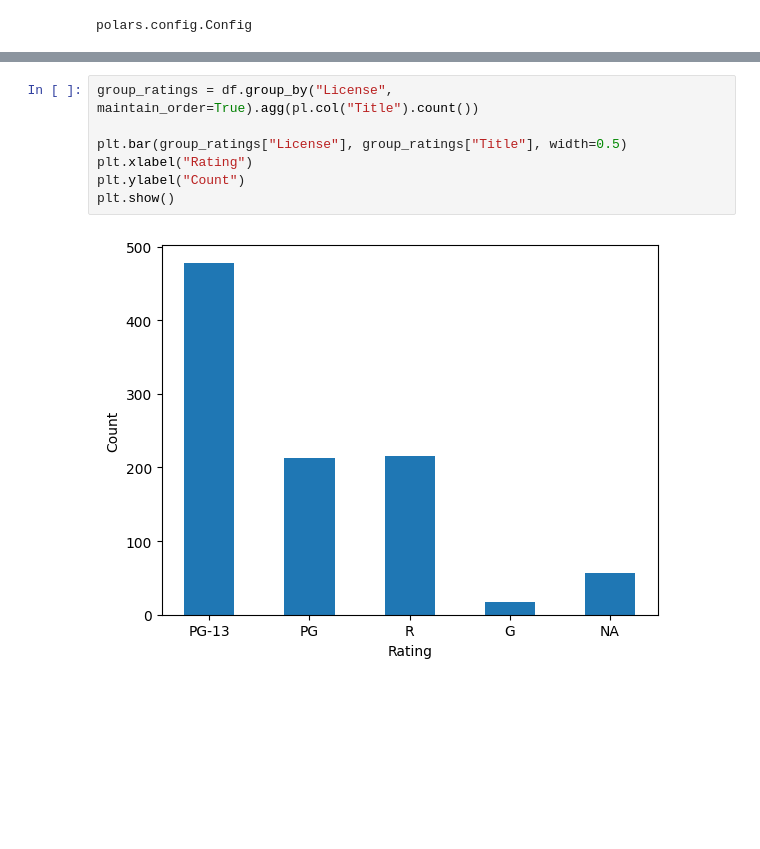
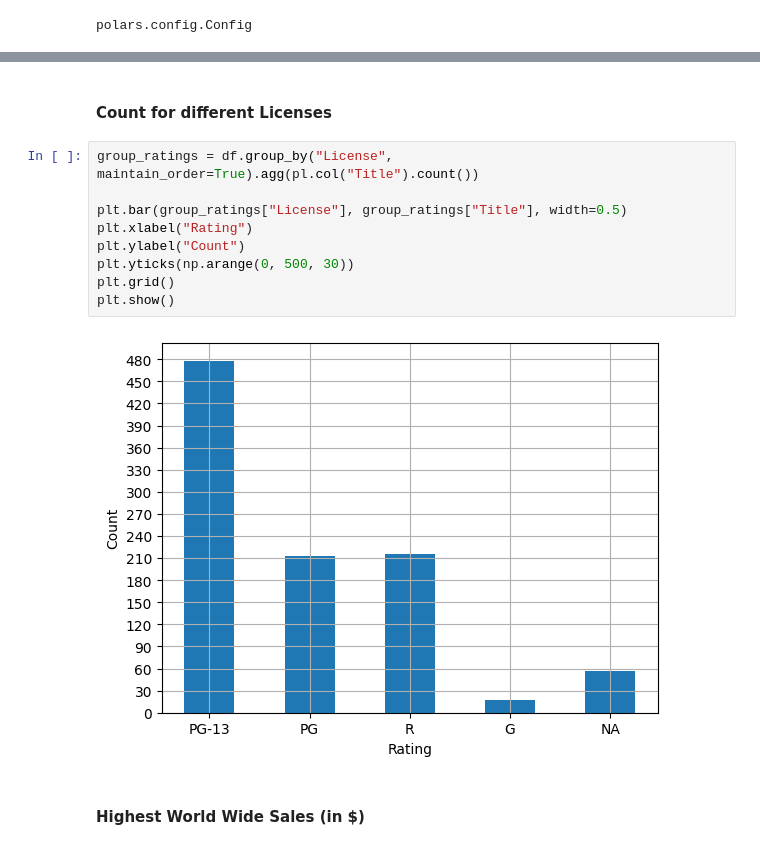
Before and after one commit to Jiyuu-da/movies_shiny_app, a Jupyter notebook: eda_movies.ipynb, the cells around one changed output, grey strips where cells are left out. Cells and saved outputs as stored; diff of their text form; blank space fills up the shorter version.

```diff
--- a/eda_movies.ipynb
+++ b/eda_movies.ipynb
@@ -68,15 +70,21 @@ shape: (5, 14)
 | 2 | "Avatar: The Way of Water" | "Jake Sully lives with his newf… | 2022 | "20th Century Studios" | null | 134100226 | 684075767 | ... |
 | 3 | "Titanic" | "A seventeen-year-old aristocra… | 1997 | "Paramount Pictures" | 200000000 | 28638131 | 674292608 | ... |
 | 4 | "Star Wars: Episode VII - The F… | "As a new threat to the galaxy … | 2015 | "Walt Disney Studios Motion Pic… | 245000000 | 247966675 | 936662225 | ... |
+# %% [markdown]
+#### Count for different Licenses
 # %%
 group_ratings = df.group_by("License", maintain_order=True).agg(pl.col("Title").count())
 
 plt.bar(group_ratings["License"], group_ratings["Title"], width=0.5)
 plt.xlabel("Rating")
 plt.ylabel("Count")
+plt.yticks(np.arange(0, 500, 30))
+plt.grid()
 plt.show()
 # %% [output]
-[figure, old version]
+[figure, new version]
+# %% [markdown]
+#### Highest World Wide Sales (in $)
 # %%
 df.sort(
     by="World Wide Sales (in $)", descending=True
```
Also changed, not shown: parts of 9 cells of this notebook.
